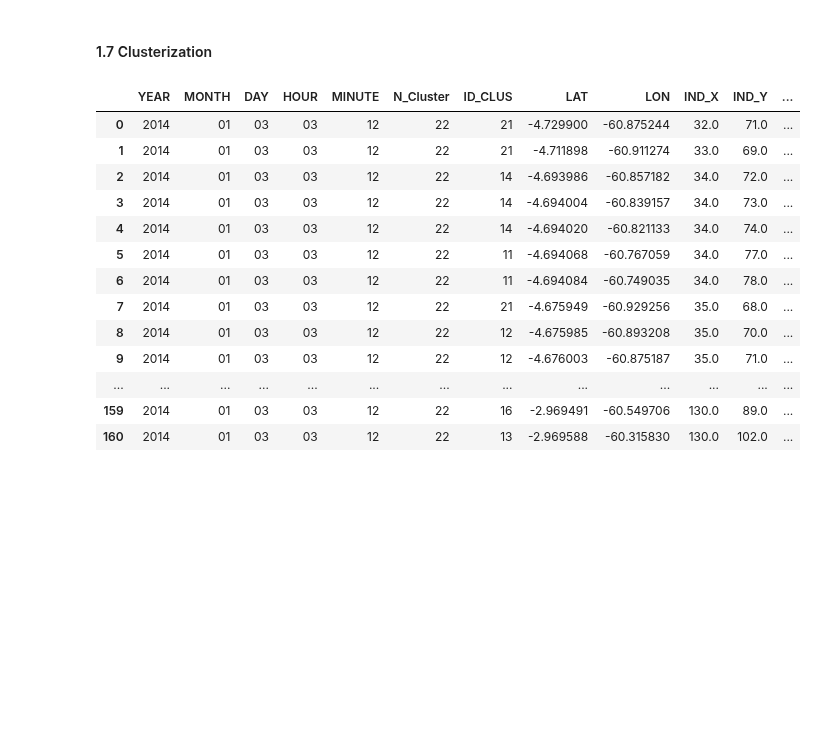
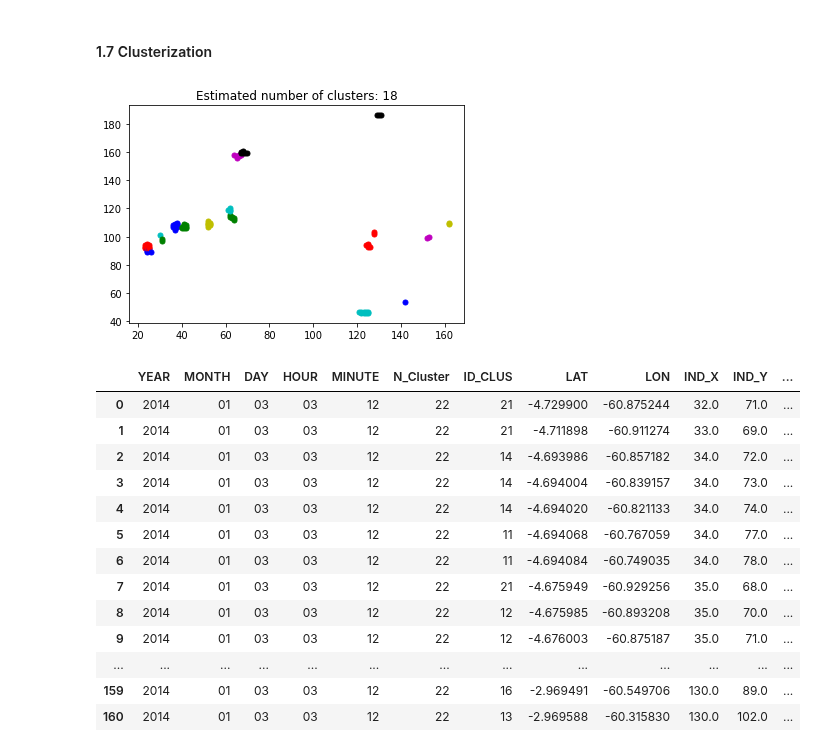
Before and after one commit to helvecioneto/CAP-394, a Jupyter notebook: 01-EDA.ipynb, the cells around one changed output. Saved outputs shown, nothing was run; the diff lists cells and outputs as text; code cells hidden in the pictures; blank space fills up the shorter version.

```diff
--- a/01-EDA.ipynb
+++ b/01-EDA.ipynb
@@ -237,7 +238,9 @@ def clust(time1):
 
     return te
 # %%
-clusters = clust(90)
+clusters = clust(80)
+# %% [output]
+[figure, added]
 # %%
 def createData(time,clusters):
 
```
Also changed, not shown: parts of 5 cells of this notebook, 2 other files.
